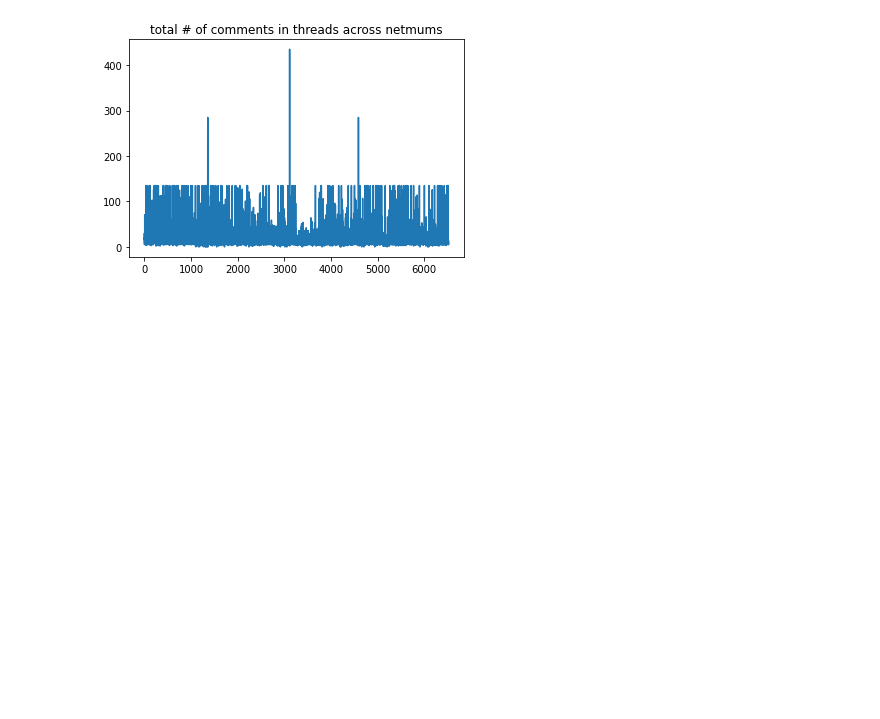
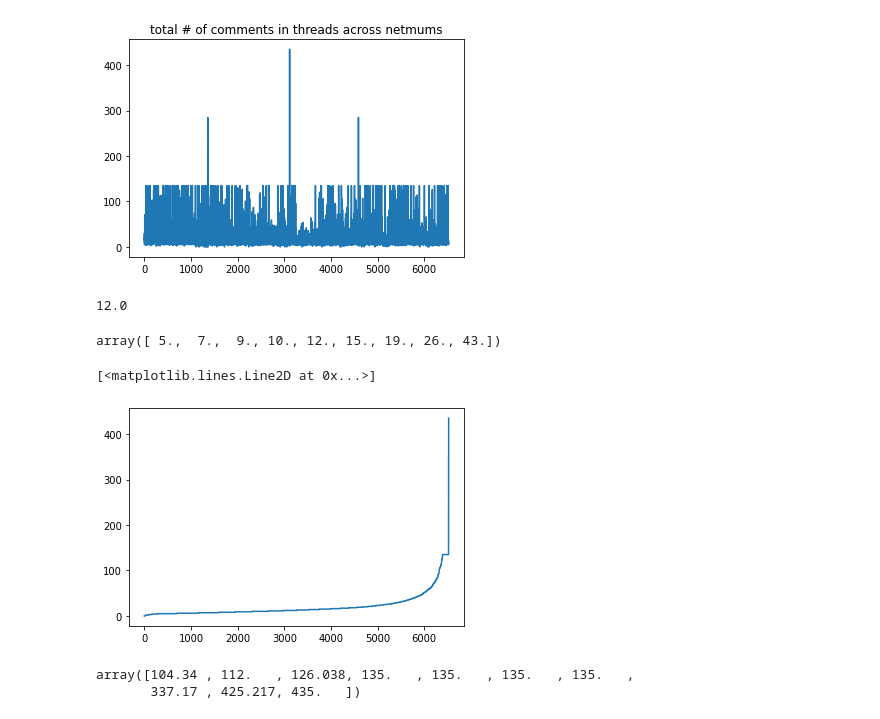
Before and after one commit to nershman/SAFFI-Project, a Jupyter notebook: notebooks/Untitled.ipynb, the cells around one changed output. Cells and saved outputs as stored; diff of their text form; code cells hidden in the pictures; blank space fills up the shorter version.

```diff
--- a/notebooks/Untitled.ipynb
+++ b/notebooks/Untitled.ipynb
@@ -85,3 +90,23 @@ print('total comments scraped:', sum(tt))
 # %% [output]
 total comments scraped: 135049
 [figure]
+# %%
+#why is there this weird ass line?? cuttof??
+
+np.median(tt)
+# %% [output]
+12.0
+# %%
+np.quantile(tt, q=[0.1,0.2,0.3,0.4,0.5,0.6,0.7,0.8,0.9])
+# %% [output]
+array([ 5.,  7.,  9., 10., 12., 15., 19., 26., 43.])
+# %%
+plt.plot(np.sort(tt))
+# %% [output]
+[<matplotlib.lines.Line2D at 0x...>]
+[figure, added]
+# %%
+np.quantile(tt, q=[0.97,0.975,0.979,0.98,0.99, 0.999, 0.9995, 0.9999, 0.99999, 1])
+# %% [output]
+array([104.34 , 112.   , 126.038, 135.   , 135.   , 135.   , 135.   ,
+       337.17 , 425.217, 435.   ])
```
Also changed, not shown: parts of 11 cells of this notebook, 2 other files.
